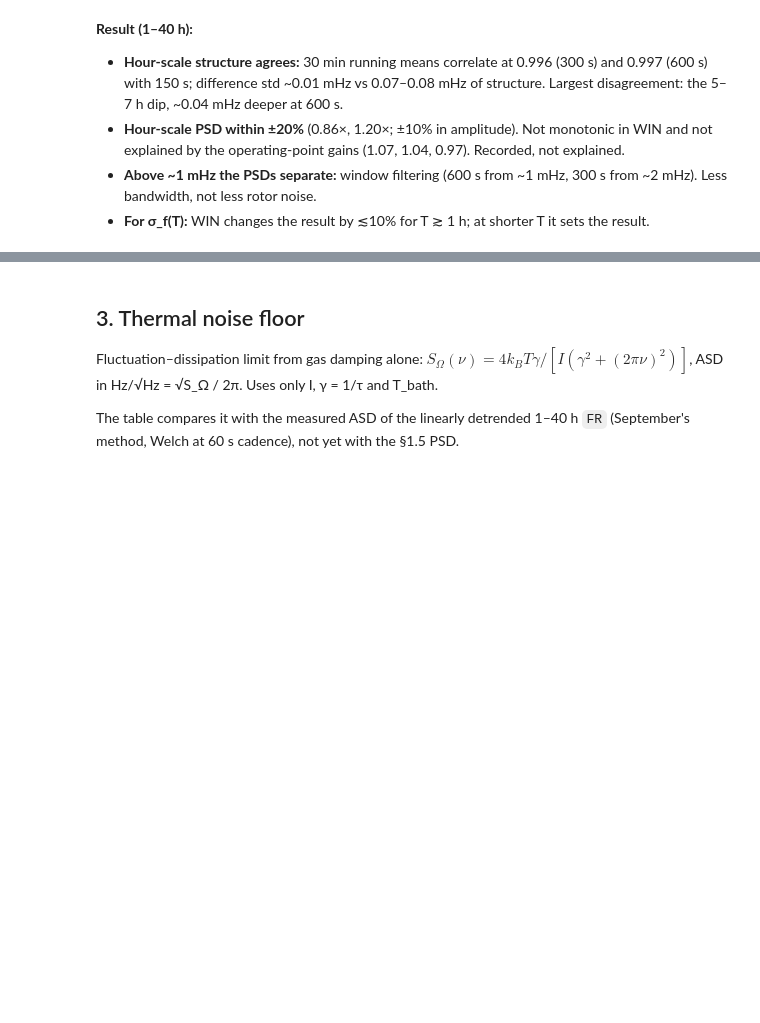
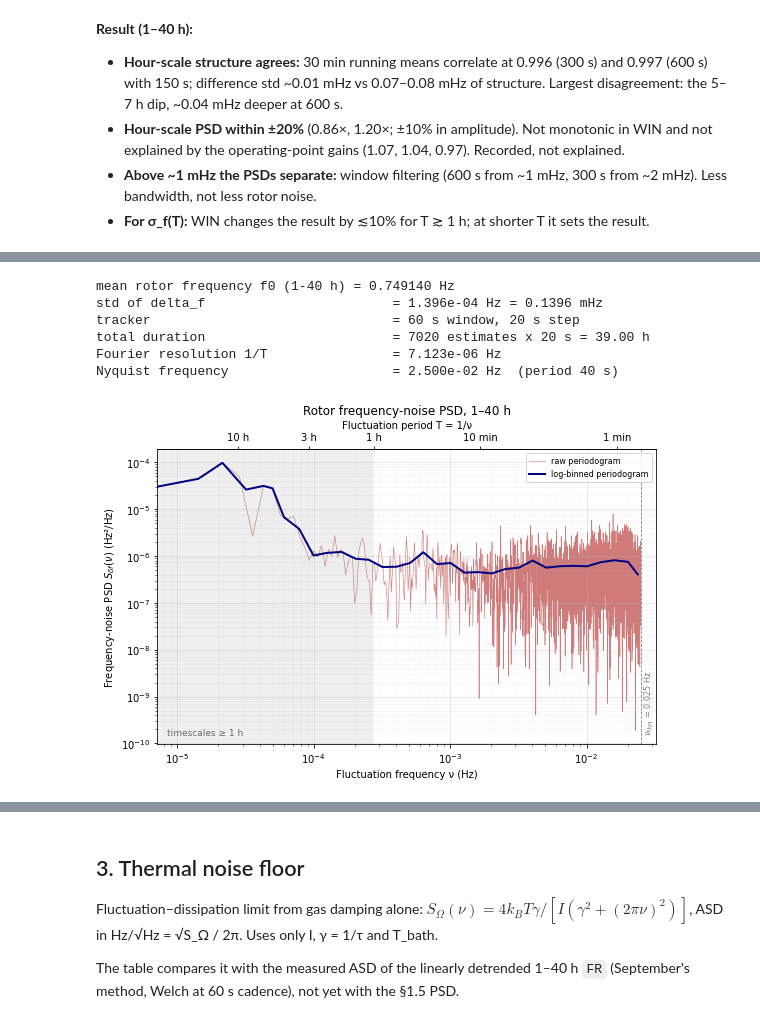
Before and after one commit to Moore-Lab/Decay-Sail, a Jupyter notebook: analysis/noise_budget_20260911.ipynb, the cells around one changed output, grey strips where cells are left out. Saved outputs shown, nothing was run; the diff lists cells and outputs as text; code cells hidden in the pictures; blank space fills up the shorter version.

```diff
--- a/analysis/noise_budget_20260911.ipynb
+++ b/analysis/noise_budget_20260911.ipynb
@@ -712,0 +676,63 @@ Nyquist frequency                  = 8.333e-03 Hz  (period 2 min)
+# %%
+from scipy.signal import periodogram
+
+def log_bin(nu, S, per_decade=10):
+    """Average S in log-spaced ν bins (ν > 0). Returns (ν geometric mean, mean S, n bins)."""
+    edges = 10**np.arange(np.log10(nu[1]), np.log10(nu[-1]) + 1/per_decade, 1/per_decade)
+    idx = np.digitize(nu[1:], edges)
+    out = [(np.exp(np.log(nu[1:][idx == k]).mean()), S[1:][idx == k].mean(), (idx == k).sum())
+           for k in np.unique(idx)]
+    return map(np.array, zip(*out))
+
+WIN_P, STEP_P = 60.0, 20.0                              # primary tracker
+T_60, R_60, F_60, SNR_60 = track_rotor(WIN_P, step=STEP_P, guide=True)
+m60 = ((T_60 - T_REF)/3600 >= WIN_H[0]) & ((T_60 - T_REF)/3600 <= WIN_H[1])
+t_p, f_p = T_60[m60], F_60[m60]
+assert abs(f_p.mean() - FR[mref].mean()) < 1e-3, 'primary track is not on the 1.498 Hz line'
+dt_p = np.diff(t_p)
+assert np.allclose(dt_p, dt_p[0]), 'uneven cadence'
+fs_p = 1/np.median(dt_p)
+f0 = f_p.mean()
+delta_f = f_p - f0                                      # Hz
+nu_p, S_df = periodogram(delta_f, fs=fs_p, window='hann', detrend=False)   # one segment, full record
+nu_lb, S_lb, n_lb = log_bin(nu_p, S_df)
+T_rec = len(delta_f)/fs_p
+
+print(f'mean rotor frequency f0 ({WIN_H[0]}-{WIN_H[1]} h) = {f0:.6f} Hz')
+print(f'std of delta_f                        = {delta_f.std():.3e} Hz = {delta_f.std()*1e3:.4f} mHz')
+print(f'tracker                               = {WIN_P:.0f} s window, {STEP_P:.0f} s step')
+print(f'total duration                        = {len(delta_f)} estimates x {1/fs_p:.0f} s = {T_rec/3600:.2f} h')
+print(f'Fourier resolution 1/T                = {1/T_rec:.3e} Hz')
+print(f'Nyquist frequency                     = {fs_p/2:.3e} Hz  (period {2/fs_p:.0f} s)')
+
+fig, ax = plt.subplots(figsize=(8, 5.5))
+ax.loglog(nu_p[1:], S_df[1:], color='firebrick', lw=0.6, alpha=0.6, zorder=1, label='raw periodogram')
+ax.loglog(nu_lb, S_lb, color='navy', lw=2.0, zorder=3, label='log-binned periodogram')
+ax.axvline(fs_p/2, color='gray', lw=0.8, ls='--')
+ax.text(fs_p/2*1.04, 0.03, f'$\\nu_{{\\rm Nyq}}$ = {fs_p/2:.3f} Hz', transform=ax.get_xaxis_transform(),
+        rotation=90, va='bottom', fontsize=8, color='gray')
+ax.set_xlim(nu_p[1], fs_p/2*1.3)
+ax.axvspan(nu_p[1], 1/3600, color='gray', alpha=0.12, lw=0)
+ax.text(0.02, 0.03, 'timescales ≥ 1 h', transform=ax.transAxes, fontsize=9, color='dimgray')
+ax.set_xlabel('Fluctuation frequency ν (Hz)')
+ax.set_ylabel('Frequency-noise PSD $S_{\\delta f}(\\nu)$ (Hz²/Hz)')
+ax.set_title(f'Rotor frequency-noise PSD, {WIN_H[0]}–{WIN_H[1]} h')
+ax.grid(which='major', alpha=0.35); ax.grid(which='minor', alpha=0.12)
+ax.legend(fontsize=8, loc='upper right')
+
+def inv(x):
+    with np.errstate(divide='ignore'): return 1/x      # matplotlib probes x = 0 when building the axis
+top = ax.secondary_xaxis('top', functions=(inv, inv))
+per = [(60, '1 min'), (600, '10 min'), (3600, '1 h'), (3*3600, '3 h'), (10*3600, '10 h')]
+top.set_xticks([p for p, _ in per]); top.set_xticklabels([l for _, l in per])
+top.xaxis.set_minor_locator(plt.NullLocator())
+top.set_xlabel('Fluctuation period T = 1/ν')
+plt.tight_layout(); plt.show()
+# %% [output]
+mean rotor frequency f0 (1-40 h) = 0.749140 Hz
+std of delta_f                        = 1.396e-04 Hz = 0.1396 mHz
+tracker                               = 60 s window, 20 s step
+total duration                        = 7020 estimates x 20 s = 39.00 h
+Fourier resolution 1/T                = 7.123e-06 Hz
+Nyquist frequency                     = 2.500e-02 Hz  (period 40 s)
+[figure, added]
```
Also changed, not shown: parts of 15 cells of this notebook.
